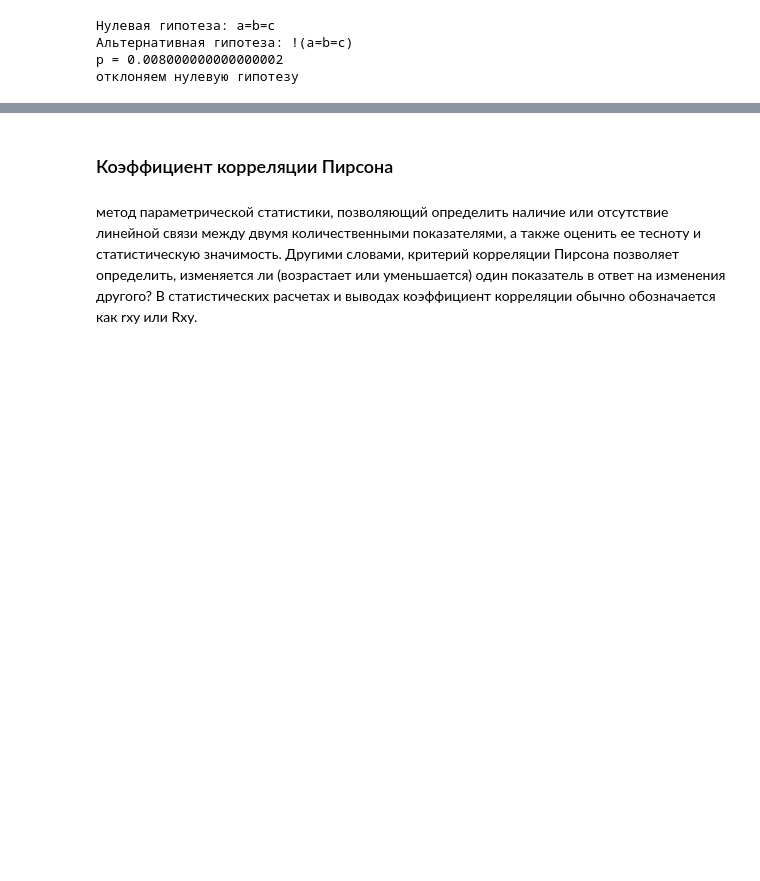
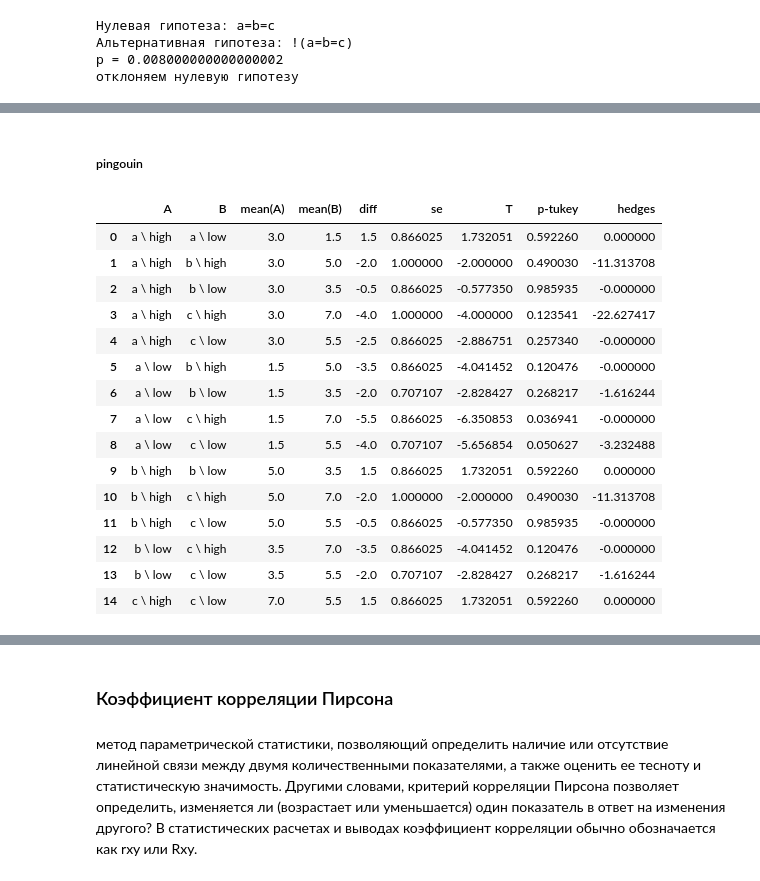
Before and after one commit to AleksTaube/Methods_of_statistical_analysis_on_Python, a Jupyter notebook: statistics_analysis_algorithm.ipynb, the cells around one changed output, grey strips where cells are left out. Drawn from its saved outputs; the diff is of its cells as text; code cells hidden in the pictures; blank space fills up the shorter version.

```diff
--- a/statistics_analysis_algorithm.ipynb
+++ b/statistics_analysis_algorithm.ipynb
@@ -434,0 +564,23 @@ p = 0.008000000000000002
+# %% [markdown]
+##### pingouin
+# %%
+import pingouin as pg
+
+pg.pairwise_tukey(data = data2, dv = 'c3', between = 'combination')
+# %% [output]
+|  | A | B | mean(A) | mean(B) | diff | se | T | p-tukey | hedges |
+| 0 | a \ high | a \ low | 3.0 | 1.5 | 1.5 | 0.866025 | 1.732051 | 0.592260 | 0.000000 |
+| 1 | a \ high | b \ high | 3.0 | 5.0 | -2.0 | 1.000000 | -2.000000 | 0.490030 | -11.313708 |
+| 2 | a \ high | b \ low | 3.0 | 3.5 | -0.5 | 0.866025 | -0.577350 | 0.985935 | -0.000000 |
+| 3 | a \ high | c \ high | 3.0 | 7.0 | -4.0 | 1.000000 | -4.000000 | 0.123541 | -22.627417 |
+| 4 | a \ high | c \ low | 3.0 | 5.5 | -2.5 | 0.866025 | -2.886751 | 0.257340 | -0.000000 |
+| 5 | a \ low | b \ high | 1.5 | 5.0 | -3.5 | 0.866025 | -4.041452 | 0.120476 | -0.000000 |
+| 6 | a \ low | b \ low | 1.5 | 3.5 | -2.0 | 0.707107 | -2.828427 | 0.268217 | -1.616244 |
+| 7 | a \ low | c \ high | 1.5 | 7.0 | -5.5 | 0.866025 | -6.350853 | 0.036941 | -0.000000 |
+| 8 | a \ low | c \ low | 1.5 | 5.5 | -4.0 | 0.707107 | -5.656854 | 0.050627 | -3.232488 |
+| 9 | b \ high | b \ low | 5.0 | 3.5 | 1.5 | 0.866025 | 1.732051 | 0.592260 | 0.000000 |
+| 10 | b \ high | c \ high | 5.0 | 7.0 | -2.0 | 1.000000 | -2.000000 | 0.490030 | -11.313708 |
+| 11 | b \ high | c \ low | 5.0 | 5.5 | -0.5 | 0.866025 | -0.577350 | 0.985935 | -0.000000 |
+| 12 | b \ low | c \ high | 3.5 | 7.0 | -3.5 | 0.866025 | -4.041452 | 0.120476 | -0.000000 |
+| 13 | b \ low | c \ low | 3.5 | 5.5 | -2.0 | 0.707107 | -2.828427 | 0.268217 | -1.616244 |
+| 14 | c \ high | c \ low | 7.0 | 5.5 | 1.5 | 0.866025 | 1.732051 | 0.592260 | 0.000000 |
```
Also changed, not shown: parts of 57 cells of this notebook.
